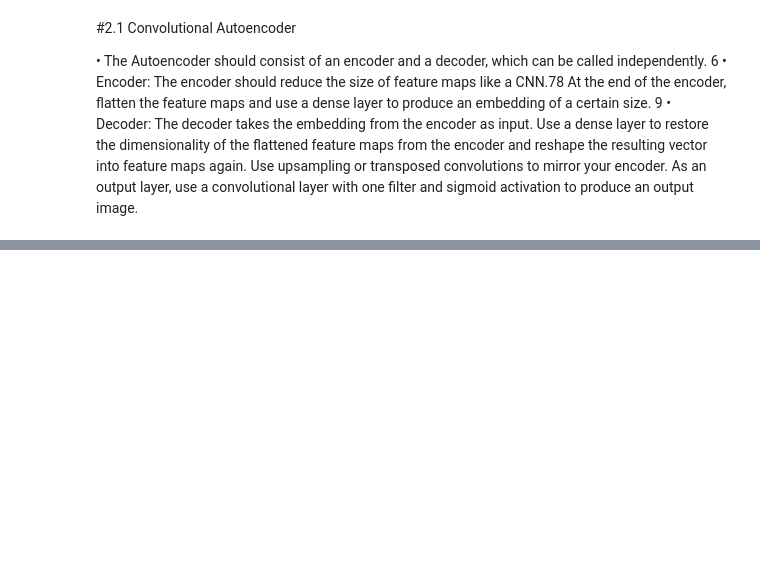
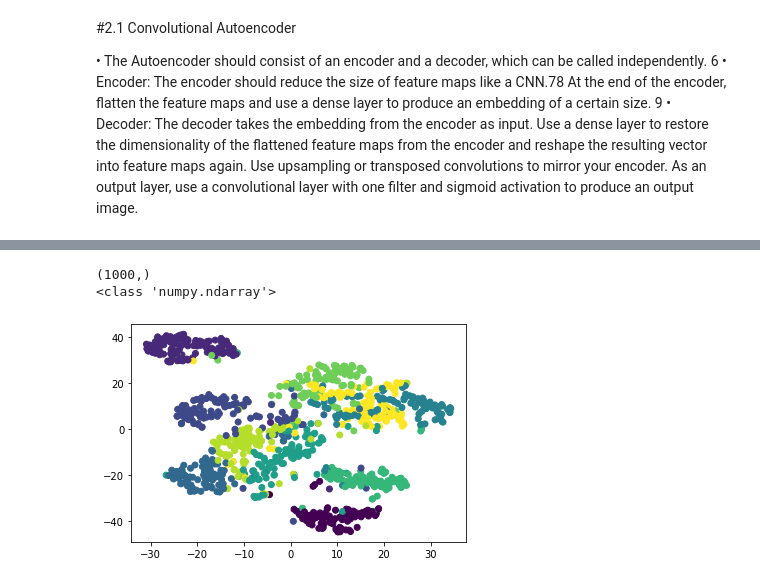
Before and after one commit to juelha/IANNWTF, a Jupyter notebook: hw08_Sabine.ipynb, the cells around one changed output, grey strips where cells are left out. Cells and saved outputs as stored; diff of their text form; code cells hidden in the pictures; blank space fills up the shorter version.

```diff
--- a/hw08_Sabine.ipynb
+++ b/hw08_Sabine.ipynb
@@ -110,0 +249,22 @@ out = model(train_data)
+# %%
+# Latent Space Analyisis
+
+test_1000 = for_TSNE.unbatch().take(1000).batch(1000)
+encoder = model.encoder
+
+for image, target in test_1000:
+  #print(image.shape)
+  output = encoder(image).numpy()
+  targets = target.numpy()
+  print(targets.shape)
+
+
+embedded = TSNE(n_components=2, learning_rate='auto', init='random').fit_transform(output)
+print(type(embedded))
+
+scatter = plt.scatter(x=embedded[:,0],y=embedded[:,1], c=targets)
+#plt.legend(handles=scatter.legend_elements()[0], labels=targets)
+# %% [output]
+(1000,)
+<class 'numpy.ndarray'>
+[figure, added]
```
Also changed, not shown: parts of 8 cells of this notebook.
